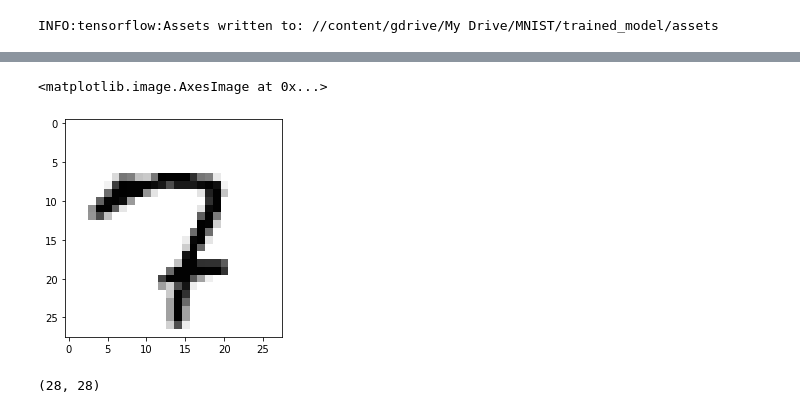
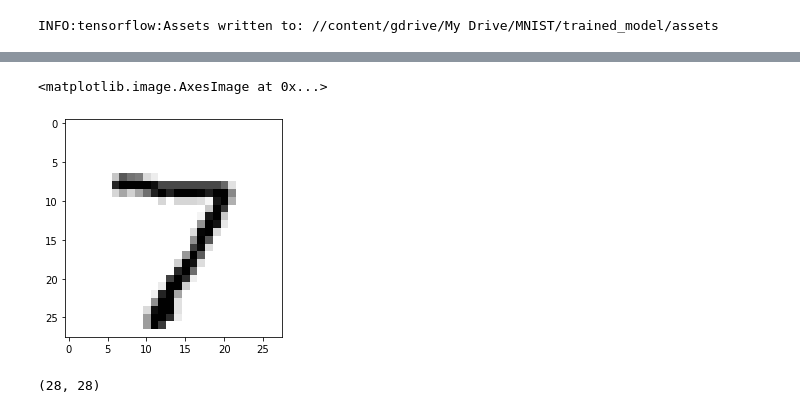
Before and after one commit to rajeshvalluri/MNIST_TF, a Jupyter notebook: MNIST_TF.ipynb, the cells around one changed output, grey strips where cells are left out. Drawn from its saved outputs; the diff is of its cells as text; code cells hidden in the pictures.

```diff
--- a/MNIST_TF.ipynb
+++ b/MNIST_TF.ipynb
@@ -138,8 +140,8 @@ model.evaluate(X_test[...,np.newaxis],y_test)
 # %%
 #Check a couple of images and their corresponding labels.
-plt.pyplot.imshow(X_test[36],cmap='Greys',interpolation='None')
+plt.pyplot.imshow(X_test[0],cmap='Greys',interpolation='None')
 #print(X_test[1458])
 # %% [output]
 <matplotlib.image.AxesImage at 0x...>
-[figure, old version]
+[figure, new version]
 # %%
```
Also changed, not shown: parts of 6 cells of this notebook.
